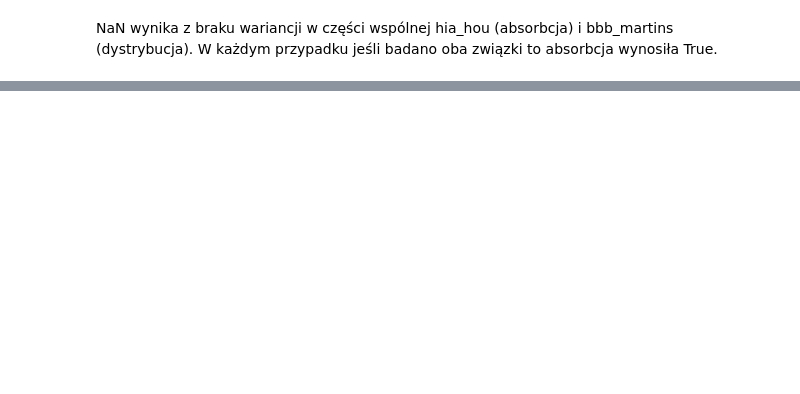
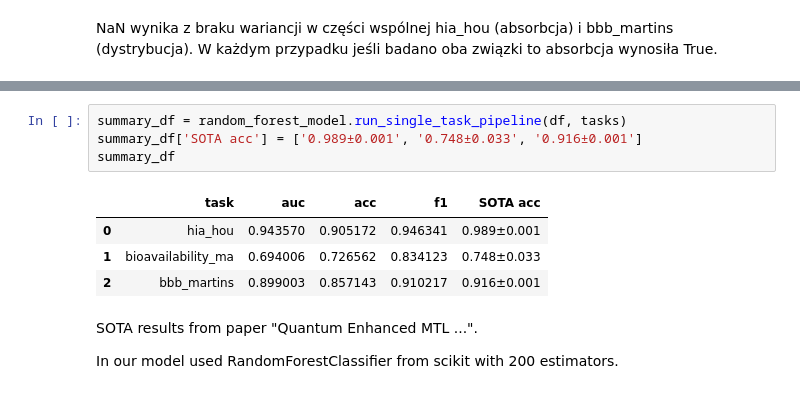
Before and after one commit to FBI223/ADMET_MULTI_TASK_LEARNING, a Jupyter notebook: TODO/zadanie1/michal/zad1.ipynb, the cells around one changed output, grey strips where cells are left out. Drawn from its saved outputs; the diff is of its cells as text; blank space fills up the shorter version.

```diff
--- a/TODO/zadanie1/michal/zad1.ipynb
+++ b/TODO/zadanie1/michal/zad1.ipynb
@@ -76,0 +78,15 @@ plt.show()
+# %%
+summary_df = random_forest_model.run_single_task_pipeline(df, tasks)
+summary_df['SOTA acc'] = ['0.989±0.001', '0.748±0.033', '0.916±0.001']
+summary_df
+# %% [output]
+|  | task | auc | acc | f1 | SOTA acc |
+| 0 | hia_hou | 0.943570 | 0.905172 | 0.946341 | 0.989±0.001 |
+| 1 | bioavailability_ma | 0.694006 | 0.726562 | 0.834123 | 0.748±0.033 |
+| 2 | bbb_martins | 0.899003 | 0.857143 | 0.910217 | 0.916±0.001 |
+# %% [markdown]
+
+SOTA results from paper "Quantum Enhanced MTL ...".
+
+
+In our model used RandomForestClassifier from scikit with 200 estimators.
```
Also changed, not shown: parts of 3 cells of this notebook, 2 other files.
